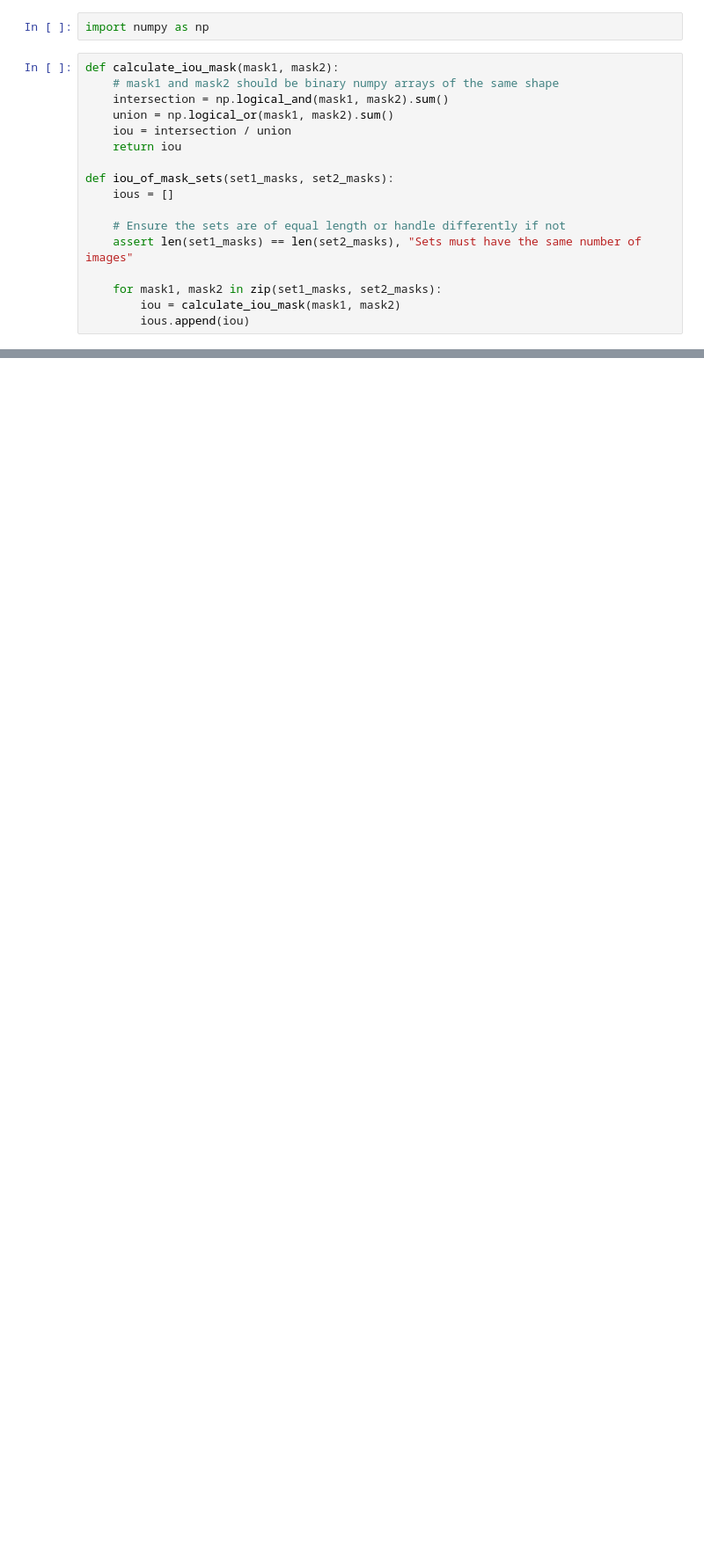
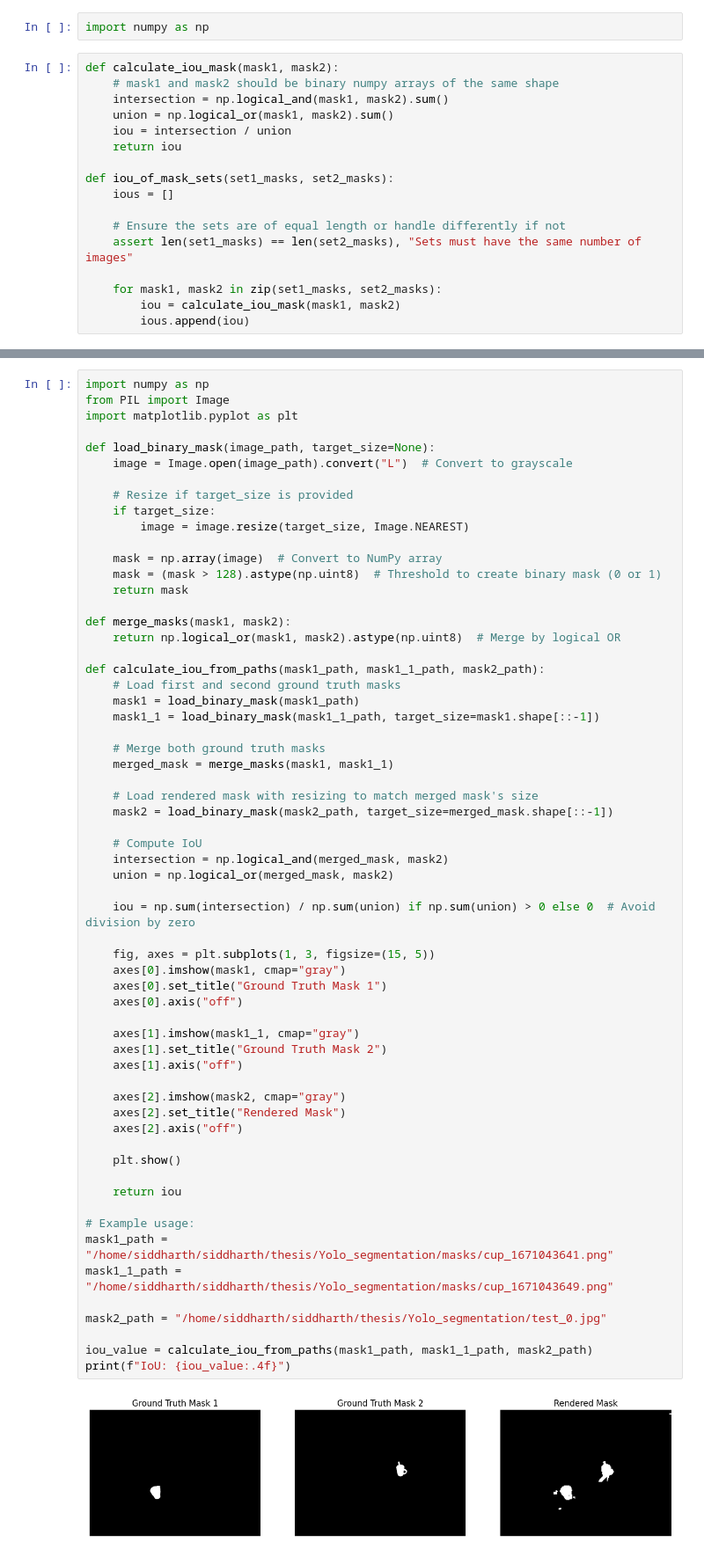
Before and after one commit to siddharthdesai06/DimSegNet, a Jupyter notebook: testing.ipynb, the cells around one changed output, grey strips where cells are left out. Shown at 88% size. Saved outputs shown, nothing was run; the diff lists cells and outputs as text; blank space fills up the shorter version.

```diff
--- a/testing.ipynb
+++ b/testing.ipynb
@@ -73,0 +75,63 @@ FileNotFoundError: [Errno 2] No such file or directory: '/home/siddharth/siddhar
+# %%
+import numpy as np
+from PIL import Image
+import matplotlib.pyplot as plt
+
+def load_binary_mask(image_path, target_size=None):
+    image = Image.open(image_path).convert("L")  # Convert to grayscale
+
+    # Resize if target_size is provided
+    if target_size:
+        image = image.resize(target_size, Image.NEAREST)
+
+    mask = np.array(image)  # Convert to NumPy array
+    mask = (mask > 128).astype(np.uint8)  # Threshold to create binary mask (0 or 1)
+    return mask
+
+def merge_masks(mask1, mask2):
+    return np.logical_or(mask1, mask2).astype(np.uint8)  # Merge by logical OR
+
+def calculate_iou_from_paths(mask1_path, mask1_1_path, mask2_path):
+    # Load first and second ground truth masks
+    mask1 = load_binary_mask(mask1_path)
+    mask1_1 = load_binary_mask(mask1_1_path, target_size=mask1.shape[::-1])
+
+    # Merge both ground truth masks
+    merged_mask = merge_masks(mask1, mask1_1)
+
+    # Load rendered mask with resizing to match merged mask's size
+    mask2 = load_binary_mask(mask2_path, target_size=merged_mask.shape[::-1])
+
+    # Compute IoU
+    intersection = np.logical_and(merged_mask, mask2)
+    union = np.logical_or(merged_mask, mask2)
+
+    iou = np.sum(intersection) / np.sum(union) if np.sum(union) > 0 else 0  # Avoid division by zero
+
+    fig, axes = plt.subplots(1, 3, figsize=(15, 5))
+    axes[0].imshow(mask1, cmap="gray")
+    axes[0].set_title("Ground Truth Mask 1")
+    axes[0].axis("off")
+
+    axes[1].imshow(mask1_1, cmap="gray")
+    axes[1].set_title("Ground Truth Mask 2")
+    axes[1].axis("off")
+
+    axes[2].imshow(mask2, cmap="gray")
+    axes[2].set_title("Rendered Mask")
+    axes[2].axis("off")
+
+    plt.show()
+
+    return iou
+
+# Example usage:
+mask1_path = "/home/siddharth/siddharth/thesis/Yolo_segmentation/masks/cup_1671043641.png"
+mask1_1_path = "/home/siddharth/siddharth/thesis/Yolo_segmentation/masks/cup_1671043649.png"
+
+mask2_path = "/home/siddharth/siddharth/thesis/Yolo_segmentation/test_0.jpg"
+
+iou_value = calculate_iou_from_paths(mask1_path, mask1_1_path, mask2_path)
+print(f"IoU: {iou_value:.4f}")
+# %% [output]
+[figure, added]
```
Also changed, not shown: parts of 4 cells of this notebook, 2 other files.
